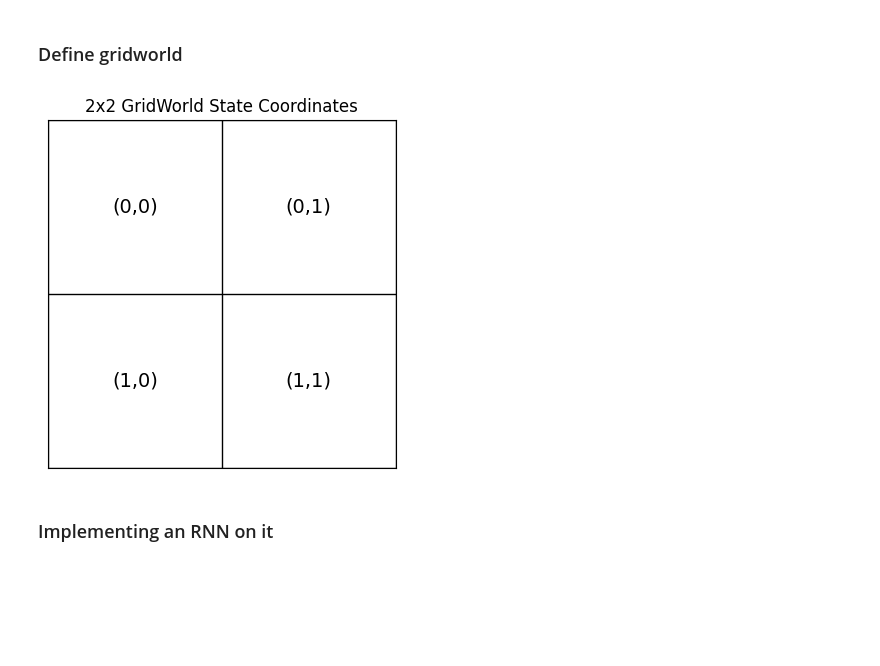
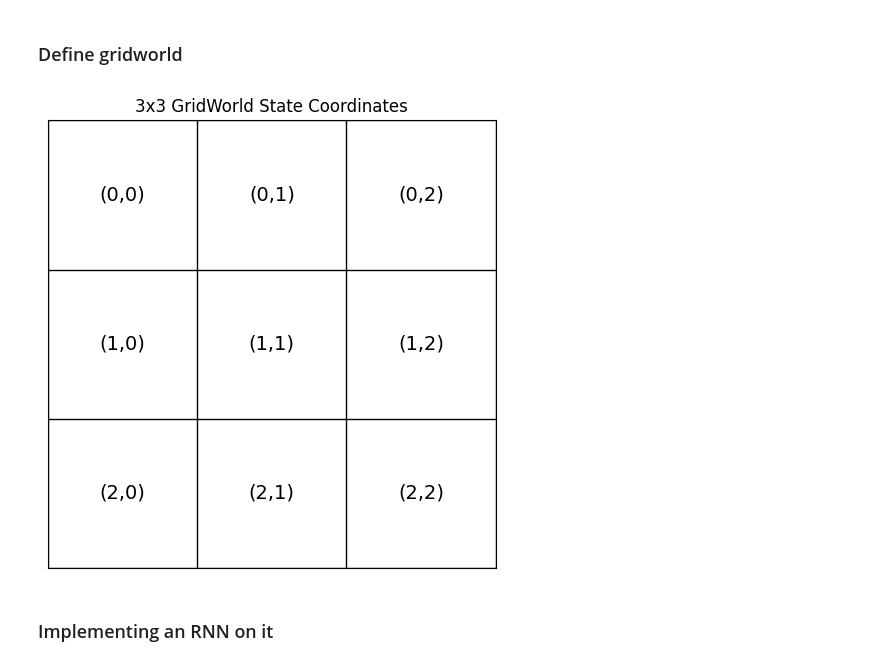
Before and after one commit to neur1s/GridVaders, a Jupyter notebook: gridworld_task.ipynb, the cells around one changed output. Saved outputs shown, nothing was run; the diff lists cells and outputs as text; code cells hidden in the pictures; blank space fills up the shorter version.

Commit message:
Update to 3x3 gridworld

```diff
--- a/gridworld_task.ipynb
+++ b/gridworld_task.ipynb
@@ -40,31 +40,31 @@ class SimpleGridWorld2x2:
         return (x, y)
 # %%
-def plot_gridworld_2x2():
-    fig, ax = plt.subplots(figsize=(4, 4))
+def plot_gridworld_3x3():
+    fig, ax = plt.subplots(figsize=(5, 5))
 
-    # Draw grid lines
-    for x in range(3):
-        ax.plot([0, 2], [x, x], 'k-', lw=1)
-        ax.plot([x, x], [0, 2], 'k-', lw=1)
+    # Draw grid lines for a 3x3 grid
+    for x in range(4):  # 3 cells => 4 lines
+        ax.plot([0, 3], [x, x], 'k-', lw=1)
+        ax.plot([x, x], [0, 3], 'k-', lw=1)
 
     # Place coordinate labels
-    for i in range(2):
-        for j in range(2):
-            ax.text(j + 0.5, 1.5 - i, f"({i},{j})", ha='center', va='center', fontsize=14)
+    for i in range(3):
+        for j in range(3):
+            ax.text(j + 0.5, 2.5 - i, f"({i},{j})", ha='center', va='center', fontsize=14)
 
     # Formatting
-    ax.set_xlim(0, 2)
-    ax.set_ylim(0, 2)
+    ax.set_xlim(0, 3)
+    ax.set_ylim(0, 3)
     ax.set_xticks([])
     ax.set_yticks([])
     ax.set_aspect('equal')
-    ax.set_title("2x2 GridWorld State Coordinates")
+    ax.set_title("3x3 GridWorld State Coordinates")
     plt.tight_layout()
     plt.show()
 
-plot_gridworld_2x2()
+plot_gridworld_3x3()
 # %% [output]
-[figure, old version]
+[figure, new version]
 # %% [markdown]
 ### Implementing an RNN on it
 # %%
```
Also changed, not shown: parts of 3 cells of this notebook.
